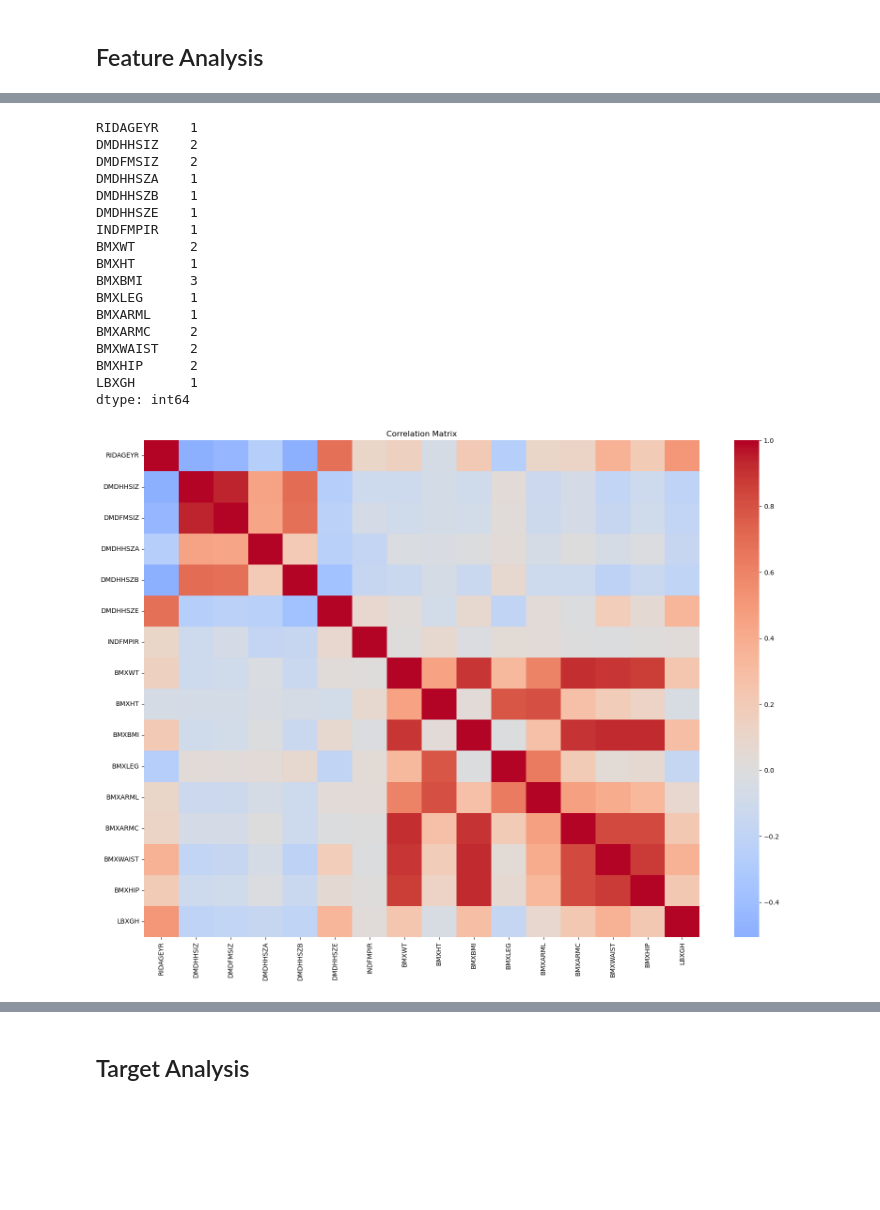
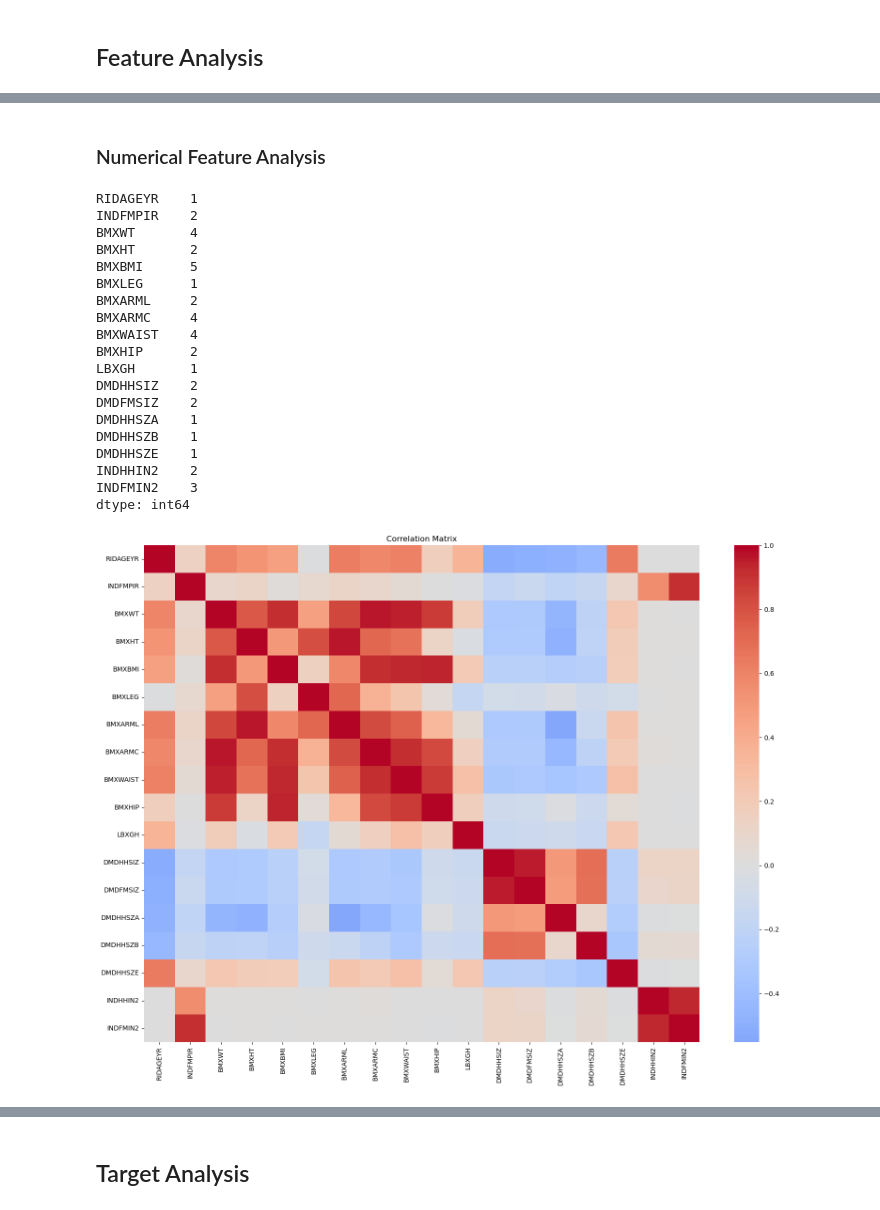
Before and after one commit to AShakhapur/nhanes-diabetes-modeling, a Jupyter notebook: eda.ipynb, the cells around one changed output, grey strips where cells are left out. Drawn from its saved outputs; the diff is of its cells as text; code cells hidden in the pictures; blank space fills up the shorter version.

```diff
--- a/eda.ipynb
+++ b/eda.ipynb
@@ -15,6 +23,8 @@ import warnings
 file_path = "./datasets/nhanes_hba1c_merged.csv"
 df = pd.read_csv(file_path)
 # %%
+# Initial Data Cleaning
+
 print("Row Number:", df.shape[0])
 print("Rows with HbA1c (LBXGH):", df["LBXGH"].notna().sum())
 print("Rows with age + HbA1c:", df[["RIDAGEYR", "LBXGH"]].dropna().shape[0])
@@ -45,9 +55,8 @@ irrelevant_cols = [
     'SDMVPSU', 'SDMVSTRA',
     'BMDSTATS', 'DIQ010', 'DIQ160', 'DIQ170'
     ,'DIQ172'
-    ,'DIQ180', 'DIQ050', 'WTINT2YR', 'WTMEC2YR', 'SDMVPSU', 'SDMVSTRA'
+    ,'DIQ180', 'DIQ050', 'WTINT2YR', 'WTMEC2YR', 'SDMVPSU', 'SDMVSTRA', "RIDEXMON"
 ]
-
 
 print(f"Irrelevant Col Count: {len(irrelevant_cols)}")
 df = df.drop(irrelevant_cols, axis=1)
@@ -66,4 +75,6 @@ Final Data Shape: (6045, 28)
 # %%
+# Listing Variable definitions for later reference
+
 nhanes_variable_dict = {
     "SEQN": "Respondent sequence number (unique identifier)",
     "RIAGENDR": "Gender of respondent (1=Male, 2=Female)",
@@ -92,7 +103,7 @@ nhanes_variable_dict = {
     "BMXARMC": "Arm circumference in centimeters",
     "BMXWAIST": "Waist circumference in centimeters",
     "BMXHIP": "Hip circumference in centimeters",
-    "LBXGH": "Glycohemoglobin (HbA1c) (% of total hemoglobin)",
+    "LBXGH": "Glycohemoglobin (HbA1c) (% of total hemoglobin)"
 }
 
 # Categorical variables (require encoding)
@@ -100,24 +111,16 @@ categorical_vars = [
     "RIAGENDR",     # Gender
     "RIDRETH1",     # Race/ethnicity (5-level)
     "RIDRETH3",     # Race/ethnicity (6-level)
-    "RIDEXMON",     # Month of exam
     "DMQMILIZ",     # Military service
     "DMDBORN4",     # Country of birth
     "DMDCITZN",     # Citizenship status
     "DMDEDUC2",     # Education level
-    "DMDMARTL",     # Marital status
-    "INDHHIN2",     # Household income
-    "INDFMIN2"      # Family income
+    "DMDMARTL"     # Marital status
 ]
 
 # Numeric variables (can be used directly)
 numeric_vars = [
     "RIDAGEYR",     # Age
-    "DMDHHSIZ",     # Household size
-    "DMDFMSIZ",     # Family size
-    "DMDHHSZA",     # Children 0–5
-    "DMDHHSZB",     # Children 6–17
-    "DMDHHSZE",     # Adults 60+
     "INDFMPIR",     # Income to poverty ratio
     "BMXWT",        # Weight
     "BMXHT",        # Height
@@ -127,7 +130,15 @@ numeric_vars = [
     "BMXARMC",      # Arm circumference
     "BMXWAIST",     # Waist circumference
     "BMXHIP",       # Hip circumference
-    "LBXGH"         # HbA1c (target)
+    "LBXGH",         # HbA1c (target)
+    "DMDHHSIZ",     # Household size
+    "DMDFMSIZ",     # Family size
+    "DMDHHSZA",     # Children 0–5
+    "DMDHHSZB",     # Children 6–17
+    "DMDHHSZE",     # Adults 60+
+    "INDHHIN2",     # Household income
+    "INDFMIN2"     # Family income
+
 ]
 
 # Not used for modeling (identifier)
@@ -137,12 +145,0 @@ id_var = ["SEQN"]
-# %%
-df["RIAGENDR"] = df["RIAGENDR"].map({1: 1, 2: 0})
-df["DMQMILIZ"] = df["DMQMILIZ"].map({1: 1, 2: 0})
-
-df = pd.get_dummies(df, columns=["RIDRETH1", "RIDRETH3", "RIDEXMON", "DMDBORN4", "DMDCITZN", "DMDMARTL"], drop_first=True, dtype='float')
-
-edu_map = {1: 1, 2: 2, 3: 3, 4: 4, 5: 5, 7: None, 9: None}
-inc_map = {1: 1, 2: 2, 3: 3, 4: 4, 5: 5, 6: 6, 7: 7, 77: None, 99: None}
-
-df["DMDEDUC2"] = df["DMDEDUC2"].map(edu_map)
-df["INDHHIN2"] = df["INDHHIN2"].map(inc_map)
-df["INDFMIN2"] = df["INDFMIN2"].map(inc_map)
@@ -163,32 +210,38 @@ df[numeric_vars].describe()
+# %% [markdown]
+### Numerical Feature Analysis
 # %%
+# Running Correlation Analysis on Numerical Features
+
 df_corr = df[numeric_vars].drop(columns=["SEQN"], errors="ignore")
 
-corr_matrix = df_corr.corr(method='spearman')
+corr_matrix = df_corr.corr(method='pearson')
 print((corr_matrix > 0.9).sum())
 
 # Visualize
 plt.figure(figsize=(16, 12))
 sns.heatmap(corr_matrix, cmap="coolwarm", center=0, annot=False)
 plt.title("Correlation Matrix")
 plt.tight_layout()
 plt.show()
 # %% [output]
 RIDAGEYR    1
+INDFMPIR    2
+BMXWT       4
+BMXHT       2
+BMXBMI      5
+BMXLEG      1
+BMXARML     2
+BMXARMC     4
+BMXWAIST    4
+BMXHIP      2
+LBXGH       1
 DMDHHSIZ    2
 DMDFMSIZ    2
 DMDHHSZA    1
 DMDHHSZB    1
 DMDHHSZE    1
-INDFMPIR    1
-BMXWT       2
-BMXHT       1
-BMXBMI      3
-BMXLEG      1
-BMXARML     1
-BMXARMC     2
-BMXWAIST    2
-BMXHIP      2
-LBXGH       1
+INDHHIN2    2
+INDFMIN2    3
 dtype: int64
-[figure, old version]
+[figure, new version]
 # %%
```
Also changed, not shown: parts of 23 cells of this notebook.
